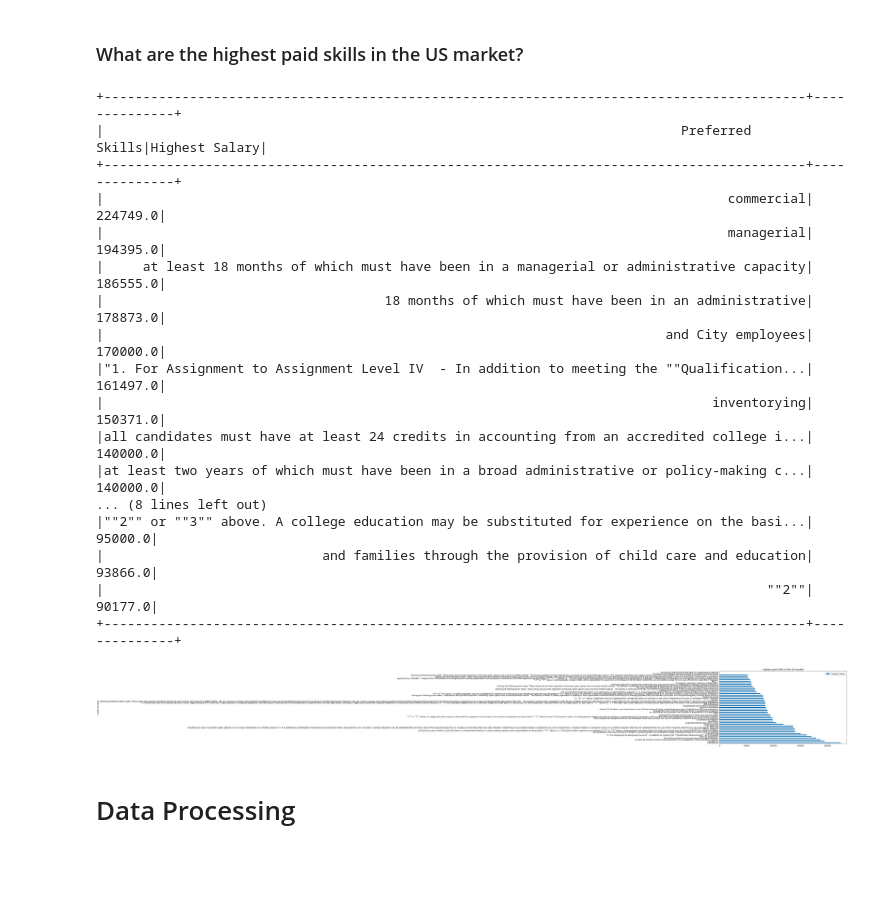
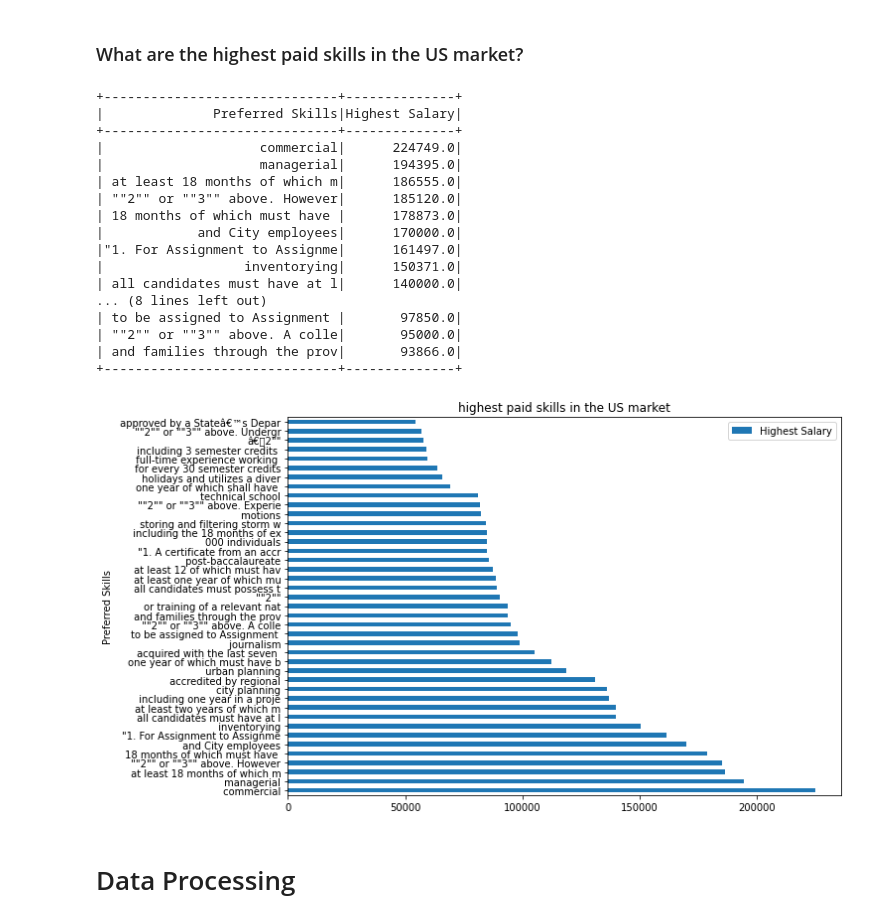
Before and after one commit to AndrewEzeamama/EmiratesNBD, a Jupyter notebook: jupyter/notebook/assesment_notebook.ipynb, the cells around one changed output. Saved outputs shown, nothing was run; the diff lists cells and outputs as text; code cells hidden in the pictures; blank space fills up the shorter version.

```diff
--- a/jupyter/notebook/assesment_notebook.ipynb
+++ b/jupyter/notebook/assesment_notebook.ipynb
@@ -371,16 +341,18 @@ highest_salary = highest_salary.toPandas() \
 # %% [markdown]
 ### Whats the job positings average salary per agency for the last 2 years?
 # %%
-#df = df.withColumn("Posting Date", to_date(col("Posting Date"), "yyyy-MM-dd"))
+# convert the "Posting Date" column to date
+convert_posting_date = df.withColumn("Posting Date", to_date(col("Posting Date"), "yyyy-MM-dd"))
 
-last_2years = df.select(year(max("Posting Date"))).collect()[0][0]
+# get the max year which is in the 2019 in thi case
+last_2years = convert_posting_date.select(year(max("Posting Date"))).collect()[0][0]
 
 # Selecting relevant columns and filtering for the last 2 years
-df = df.select("Agency", "Salary Range To","Salary Range From", "Posting Date") \
+avg_salary = convert_posting_date.select("Agency", "Salary Range To","Salary Range From", "Posting Date") \
        .filter(year("Posting Date") >= last_2years-2)
 
 # Computing the average salary per agency and orderBy "Average Salary" column
-avg_salary = df.groupBy("Agency") \
+avg_salary = avg_salary.groupBy("Agency") \
                .agg(round(avg(col("Salary Range From") + col("Salary Range To"))) \
                .alias("Average Salary")) \
                .orderBy("Average Salary", ascending=False)
@@ -413,11 +385,16 @@ avg_salary = avg_salary.toPandas() \
 # %% [markdown]
 ### What are the highest paid skills in the US market?
 # %%
+# Call the function to convert the "Salary Range From" and "Salary Range To" columns
+# to annual salaries where "Salary Frequency" is either "Daily" or "Hourly"
+
+highest_paid_skills = convert_annual_salaries(df)
+
 # Drop any rows with missing values
-highest_paid_skills = df.dropna()
+highest_paid_skills = highest_paid_skills.dropna()
 
-# Trim the "Preferred Skills" column
-highest_paid_skills = highest_paid_skills.withColumn("Preferred Skills", trim(highest_paid_skills["Preferred Skills"]))
+# To return a 30-character length in the "Preferred Skills" column
+highest_paid_skills = highest_paid_skills.withColumn("Preferred Skills",substring(highest_paid_skills["Preferred Skills"], 1, 30))
 
 # group by "Preferred Skills" and calculate the maximum "Salary Range To"
 highest_paid_skills = highest_paid_skills.groupBy("Preferred Skills").max("Salary Range To")\
@@ -427,28 +404,28 @@ highest_paid_skills = highest_paid_skills.groupBy("Preferred Skills").max("Salar
 # show the result
 highest_paid_skills.limit(20).show(truncate=90)
 # %% [output]
-+------------------------------------------------------------------------------------------+--------------+
-|                                                                          Preferred Skills|Highest Salary|
-+------------------------------------------------------------------------------------------+--------------+
-|                                                                                commercial|      224749.0|
-|                                                                                managerial|      194395.0|
-|     at least 18 months of which must have been in a managerial or administrative capacity|      186555.0|
-|                                    18 months of which must have been in an administrative|      178873.0|
-|                                                                        and City employees|      170000.0|
-|"1. For Assignment to Assignment Level IV  - In addition to meeting the ""Qualification...|      161497.0|
-|                                                                              inventorying|      150371.0|
-|all candidates must have at least 24 credits in accounting from an accredited college i...|      140000.0|
-|at least two years of which must have been in a broad administrative or policy-making c...|      140000.0|
++------------------------------+--------------+
+|              Preferred Skills|Highest Salary|
++------------------------------+--------------+
+|                    commercial|      224749.0|
+|                    managerial|      194395.0|
+| at least 18 months of which m|      186555.0|
+| ""2"" or ""3"" above. However|      185120.0|
+| 18 months of which must have |      178873.0|
+|            and City employees|      170000.0|
+|"1. For Assignment to Assignme|      161497.0|
+|                  inventorying|      150371.0|
+| all candidates must have at l|      140000.0|
 ... (8 lines left out)
-|""2"" or ""3"" above. A college education may be substituted for experience on the basi...|       95000.0|
-|                            and families through the provision of child care and education|       93866.0|
-|                                                                                     ""2""|       90177.0|
-+------------------------------------------------------------------------------------------+--------------+
+| to be assigned to Assignment |       97850.0|
+| ""2"" or ""3"" above. A colle|       95000.0|
+| and families through the prov|       93866.0|
++------------------------------+--------------+
 # %%
 highest_paid_skills = highest_paid_skills.toPandas() \
-        .plot(kind="barh", title ="highest paid skills in the US market" , x="Preferred Skills", y="Highest Salary", figsize=(12, 7))
+        .plot(kind="barh", title ="highest paid skills in the US market" , x="Preferred Skills", y="Highest Salary", figsize=(10, 7))
 # %% [output]
-[figure, old version]
+[figure, new version]
 # %% [markdown]
 # Data Processing
 # %% [markdown]
```
Also changed, not shown: parts of 13 cells of this notebook, 1 other file.
